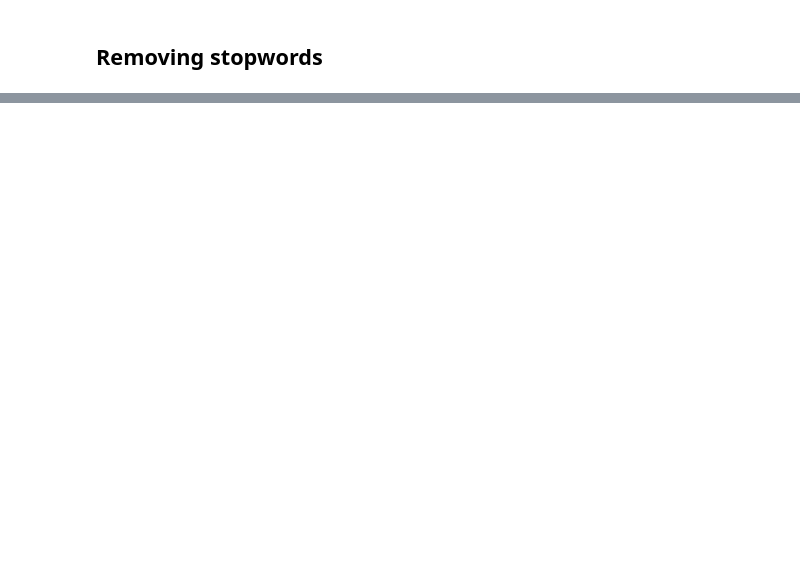
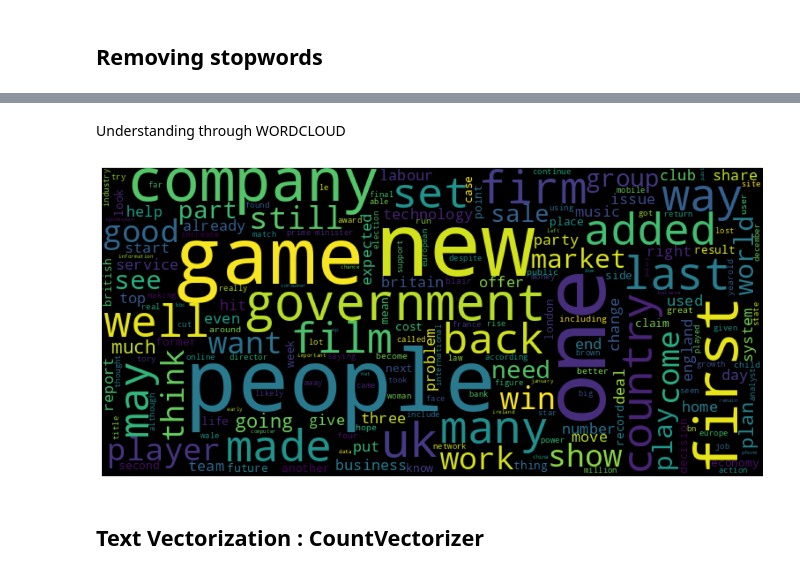
Before and after one commit to sahoomrutyunjaya12345/TopicModellingonNewsArticle, a Jupyter notebook: TopicModellingOnNewsArticle_CapstoneProject.ipynb, the cells around one changed output, grey strips where cells are left out. Saved outputs shown, nothing was run; the diff lists cells and outputs as text; code cells hidden in the pictures; blank space fills up the shorter version.

```diff
--- a/TopicModellingOnNewsArticle_CapstoneProject.ipynb
+++ b/TopicModellingOnNewsArticle_CapstoneProject.ipynb
@@ -650,0 +538,13 @@ Entertainment_data
+# %%
+# Joining for wordcloud operation
+lemmatized_news = ''.join(data_df['Lemm_news'])
+# %% [markdown]
+Understanding through WORDCLOUD
+# %%
+plt.figure(figsize = (15,15))
+word_cloud = WordCloud(width= 750,height= 350,background_color ='black',max_font_size=100).generate(lemmatized_news)
+plt.imshow(word_cloud)
+plt.axis('off')
+plt.show()
+# %% [output]
+[figure, added]
@@ -650,0 +554,2 @@ Entertainment_data
+# %% [markdown]
+## Text Vectorization : CountVectorizer
```
Also changed, not shown: parts of 68 cells of this notebook.
